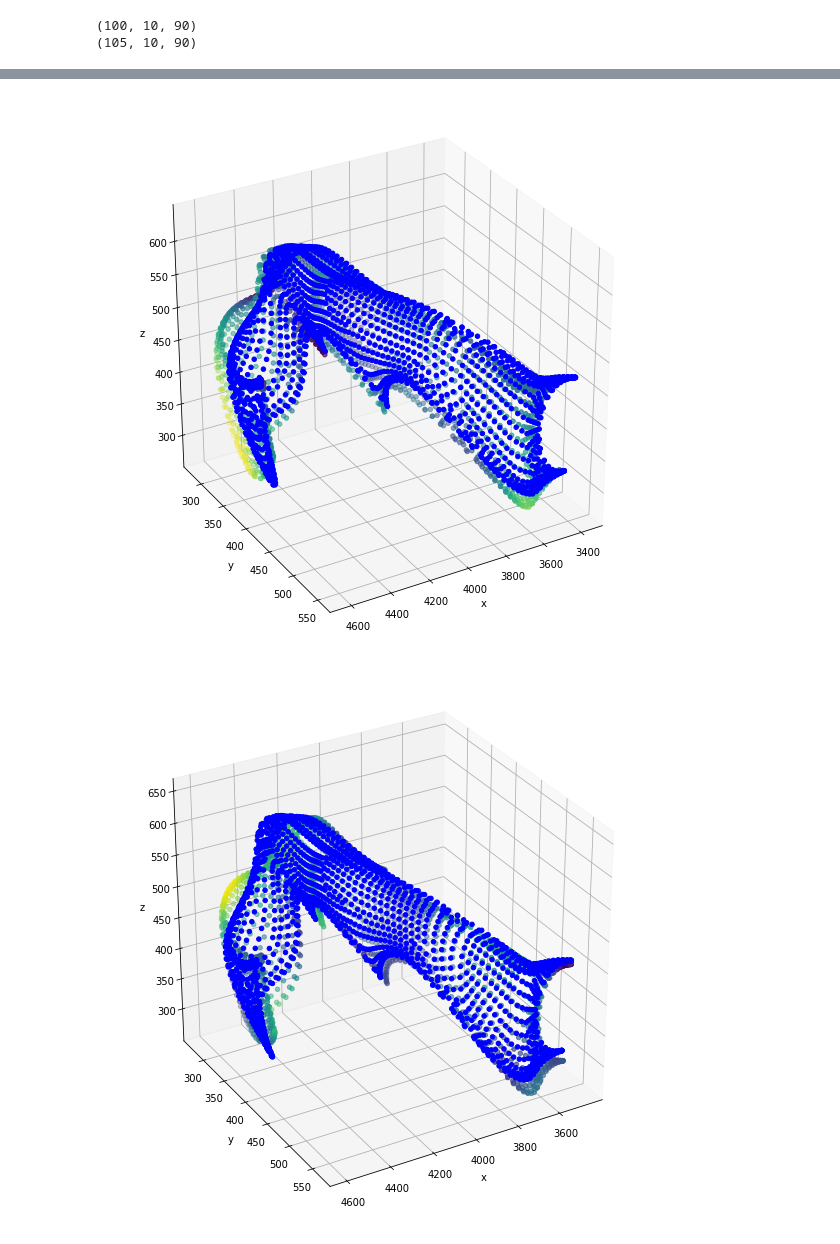
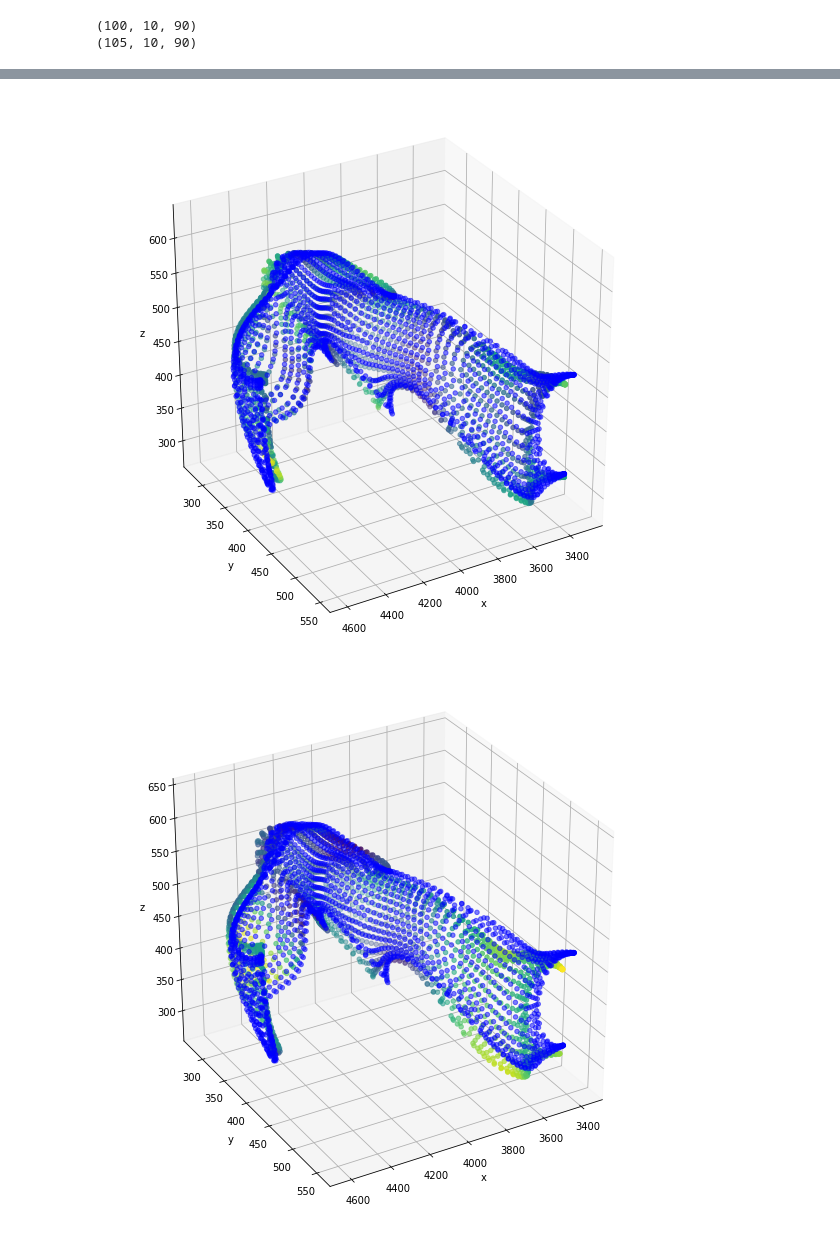
Before and after one commit to abbasloo/dnnAutoEm, a Jupyter notebook: carCrash.ipynb, the cells around one changed output, grey strips where cells are left out. Cells and saved outputs as stored; diff of their text form; code cells hidden in the pictures.

```diff
--- a/carCrash.ipynb
+++ b/carCrash.ipynb
@@ -136,3 +136,18 @@ ax.set_zlabel('z')
 (3, 1714)
 Text(0.5, 0, 'z')
 [figure]
+# %%
+db1 = h5py.File(name1 + data[9], 'r')
+ds1 = db1['shape_xyz']
+ds1 = np.asarray(ds1).astype(np.float32)
+db2 = h5py.File(name1 + data[29], 'r')
+ds2 = db2['shape_xyz']
+ds2 = np.asarray(ds2).astype(np.float32)
+fig = plt.figure(figsize=(10, 10))
+ax = fig.add_subplot(111, projection='3d')
+ax.scatter(ds1[0], ds1[1], ds1[2], c='r', marker='o')
+ax.scatter(ds2[0], ds2[1], ds2[2], c='b', marker='o')
+ax.view_init(50, 50)
+ax.set_xlabel('x')
+ax.set_ylabel('y')
+ax.set_zlabel('z')
@@ -193,7 +211,7 @@ decoder1 = TimeDistributed(Dense(3*d))(decoder1)
 
 # define predict decoder
 decoder2 = RepeatVector(n_out)(encoder)
-decoder2 = LSTM(1000, activation='relu', return_sequences=True)(decoder2)
+decoder2 = LSTM(1500, activation='relu', return_sequences=True)(decoder2)
 decoder2 = TimeDistributed(Dense(3*d))(decoder2)
 
 # tie it together
@@ -253,7 +271,7 @@ for i in range(0, st, 5):
     m = ['o', 'o']
     ax = fig.add_subplot(111, projection='3d')
     ax.scatter(xyz_reconstructed3[0], xyz_reconstructed3[1], xyz_reconstructed3[2], c=cl, marker=m[1])
-    ax.scatter(xyz3[0], xyz3[1], xyz3[2], c=c[0], marker=m[0], alpha=1.0)
+    ax.scatter(xyz3[0], xyz3[1], xyz3[2], c=c[0], marker=m[0], alpha=0.5)
     ax.view_init(30, 60)
     ax.set_xlabel('x')
     ax.set_ylabel('y')
@@ -264,6 +282,6 @@ for i in range(0, st, 5):
 # %%
 x_reconstructed3 = yhat[1].reshape(205-dim3, (st-l)*3, d)
-for i in range(l, st, 2):
+for i in range(l, st, 1):
     xyz3 = np.dot(np.dot(lxyz, DATA[dim3*st+i]), np.linalg.pinv(ds))
     xyz_reconstructed3 = np.dot(np.dot(lxyz, x_reconstructed3[0, (i-l)*3:(i-l+1)*3]), np.linalg.pinv(ds))
     cl = np.linalg.norm(np.abs(xyz3 - xyz_reconstructed3), axis=0)
@@ -272,8 +290,8 @@ for i in range(l, st, 2):
     c = ['b', 'r']
     m = ['o', 'o']
     ax = fig.add_subplot(111, projection='3d')
+    ax.scatter(xyz3[0], xyz3[1], xyz3[2], c=c[0], marker=m[0], alpha=0.5)
     ax.scatter(xyz_reconstructed3[0], xyz_reconstructed3[1], xyz_reconstructed3[2], c=cl, marker=m[1])
-    ax.scatter(xyz3[0], xyz3[1], xyz3[2], c=c[0], marker=m[0], alpha=1.0)
     ax.view_init(30, 60)
     ax.set_xlabel('x')
     ax.set_ylabel('y')
@@ -283,2 +301,2 @@ for i in range(l, st, 2):
-[figure, old version]
+[figure, new version]
-[figure, old version]
+[figure, new version]
```
Also changed, not shown: parts of 9 cells of this notebook.
